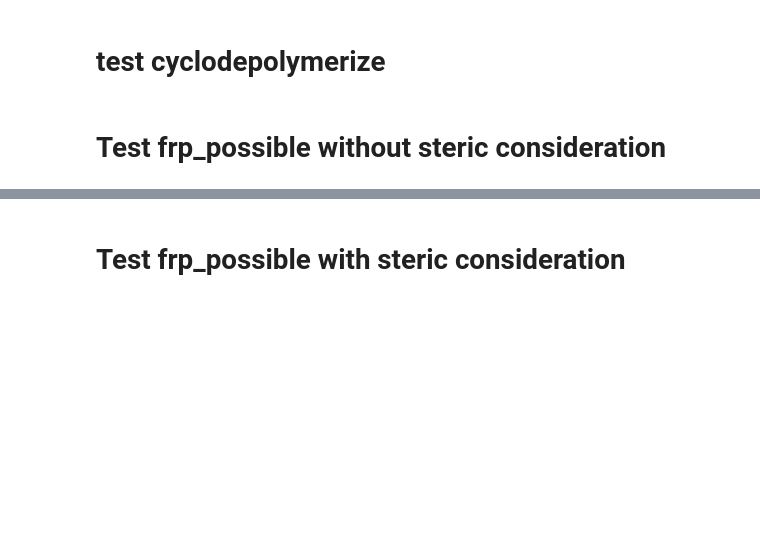
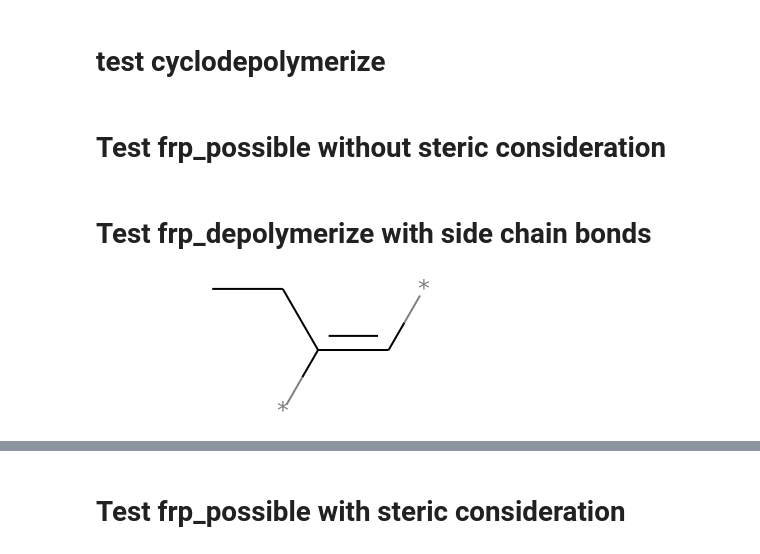
Before and after one commit to rishigurnani/hMOFs-Snurr, a Jupyter notebook: fall20_mse_8803.ipynb, the cells around one changed output, grey strips where cells are left out. Cells and saved outputs as stored; diff of their text form; code cells hidden in the pictures; blank space fills up the shorter version.

```diff
--- a/fall20_mse_8803.ipynb
+++ b/fall20_mse_8803.ipynb
@@ -227,3 +227,10 @@ frp_possible(m3) #should be False
 # %%
 m4 = Chem.MolFromSmiles('*CC(*)c1cccc(C=C)c1')
 frp_possible(m4) #should be False
+# %% [markdown]
+# Test frp_depolymerize with side chain bonds
+# %%
+mol = Chem.MolFromSmiles('*C=C(CC)*')
+mol
+# %% [output]
+[figure, added]
```
Also changed, not shown: parts of 28 cells of this notebook, 3 other files.
